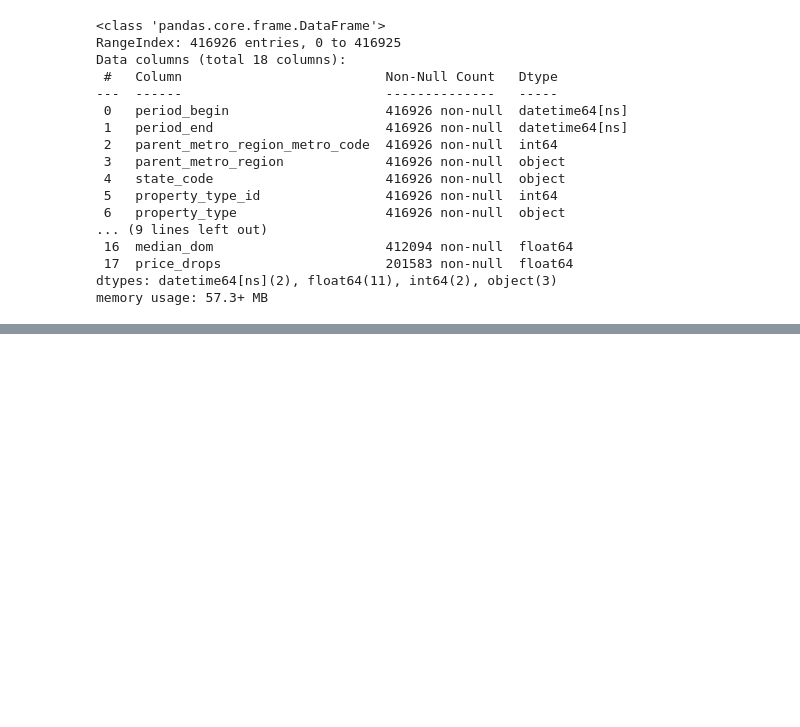
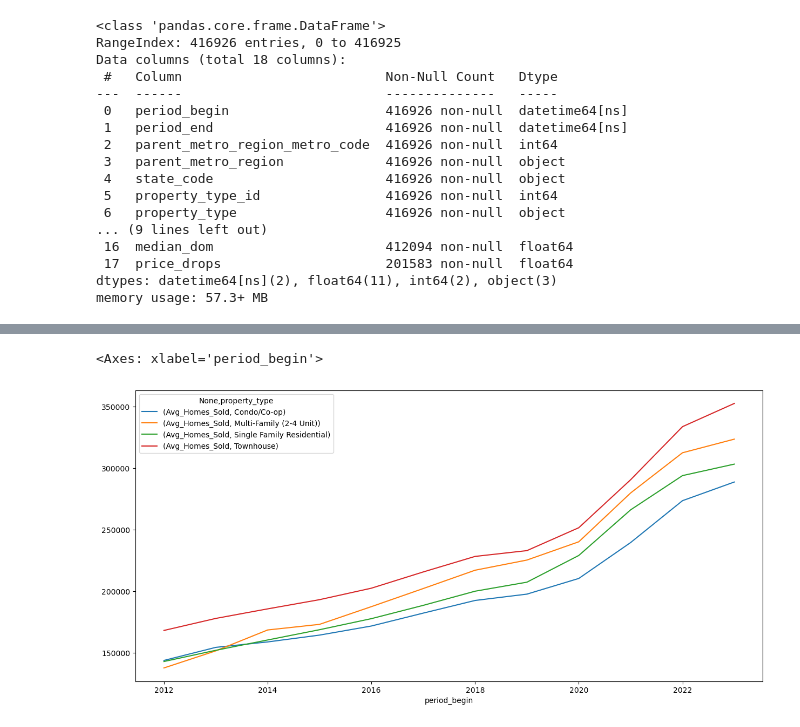
Before and after one commit to mvenegas011/Project1_Group7, a Jupyter notebook: Metro_Homes.ipynb, the cells around one changed output, grey strips where cells are left out. Saved outputs shown, nothing was run; the diff lists cells and outputs as text; code cells hidden in the pictures; blank space fills up the shorter version.

```diff
--- a/Metro_Homes.ipynb
+++ b/Metro_Homes.ipynb
@@ -50,0 +162,4 @@ memory usage: 57.3+ MB
+# %%
+#get home median sales by hometype
+df_homes3=df_homes1_hometype.groupby([df_homes1_hometype.index.year, 'property_type'])['median_sale_price'].agg(['mean']).rename(columns={'mean':'Avg_Homes_Sold'}).round(2)
+df_homes3
@@ -50,0 +185,7 @@ memory usage: 57.3+ MB
+# %%
+fig, ax = plt.subplots(figsize=(15,7))
+# use unstack()
+df_homes3.unstack().plot(ax=ax)
+# %% [output]
+<Axes: xlabel='period_begin'>
+[figure, added]
```
Also changed, not shown: parts of 15 cells of this notebook, 1 other file.
